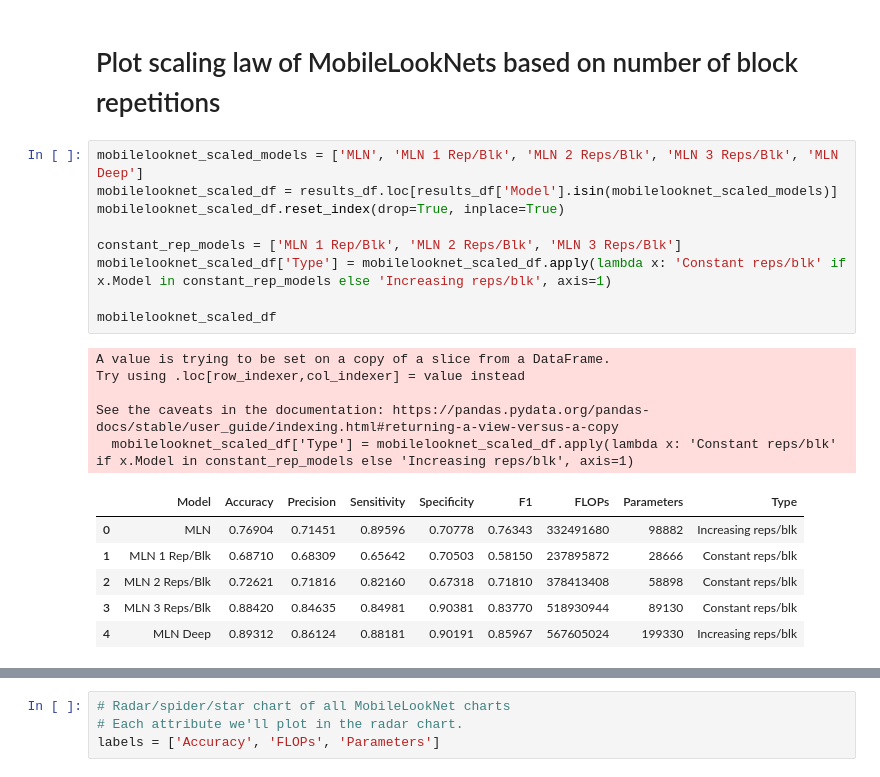
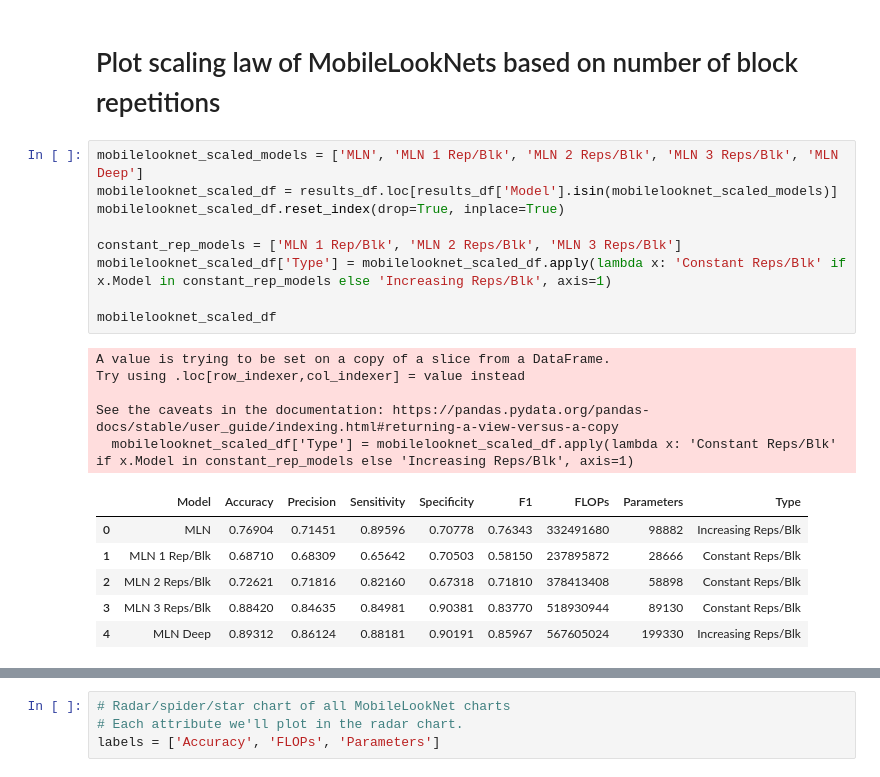
Before and after one commit to IrishMorales/lightweight-cnn-for-bone-metastasis, a Jupyter notebook: results/graphs.ipynb, the cells around one changed output, grey strips where cells are left out. Drawn from its saved outputs; the diff is of its cells as text.

```diff
--- a/results/graphs.ipynb
+++ b/results/graphs.ipynb
@@ -176,21 +176,21 @@ plt.show()
 # %%
 mobilelooknet_scaled_models = ['MLN', 'MLN 1 Rep/Blk', 'MLN 2 Reps/Blk', 'MLN 3 Reps/Blk', 'MLN Deep']
 mobilelooknet_scaled_df = results_df.loc[results_df['Model'].isin(mobilelooknet_scaled_models)]
 mobilelooknet_scaled_df.reset_index(drop=True, inplace=True)
 
 constant_rep_models = ['MLN 1 Rep/Blk', 'MLN 2 Reps/Blk', 'MLN 3 Reps/Blk']
-mobilelooknet_scaled_df['Type'] = mobilelooknet_scaled_df.apply(lambda x: 'Constant reps/blk' if x.Model in constant_rep_models else 'Increasing reps/blk', axis=1)
+mobilelooknet_scaled_df['Type'] = mobilelooknet_scaled_df.apply(lambda x: 'Constant Reps/Blk' if x.Model in constant_rep_models else 'Increasing Reps/Blk', axis=1)
 
 mobilelooknet_scaled_df
 # %% [output]
 A value is trying to be set on a copy of a slice from a DataFrame.
 Try using .loc[row_indexer,col_indexer] = value instead
 
 See the caveats in the documentation: https://pandas.pydata.org/pandas-docs/stable/user_guide/indexing.html#returning-a-view-versus-a-copy
-  mobilelooknet_scaled_df['Type'] = mobilelooknet_scaled_df.apply(lambda x: 'Constant reps/blk' if x.Model in constant_rep_models else 'Increasing reps/blk', axis=1)
+  mobilelooknet_scaled_df['Type'] = mobilelooknet_scaled_df.apply(lambda x: 'Constant Reps/Blk' if x.Model in constant_rep_models else 'Increasing Reps/Blk', axis=1)
 |  | Model | Accuracy | Precision | Sensitivity | Specificity | F1 | FLOPs | Parameters | Type |
-| 0 | MLN | 0.76904 | 0.71451 | 0.89596 | 0.70778 | 0.76343 | 332491680 | 98882 | Increasing reps/blk |
-| 1 | MLN 1 Rep/Blk | 0.68710 | 0.68309 | 0.65642 | 0.70503 | 0.58150 | 237895872 | 28666 | Constant reps/blk |
-| 2 | MLN 2 Reps/Blk | 0.72621 | 0.71816 | 0.82160 | 0.67318 | 0.71810 | 378413408 | 58898 | Constant reps/blk |
-| 3 | MLN 3 Reps/Blk | 0.88420 | 0.84635 | 0.84981 | 0.90381 | 0.83770 | 518930944 | 89130 | Constant reps/blk |
-| 4 | MLN Deep | 0.89312 | 0.86124 | 0.88181 | 0.90191 | 0.85967 | 567605024 | 199330 | Increasing reps/blk |
+| 0 | MLN | 0.76904 | 0.71451 | 0.89596 | 0.70778 | 0.76343 | 332491680 | 98882 | Increasing Reps/Blk |
+| 1 | MLN 1 Rep/Blk | 0.68710 | 0.68309 | 0.65642 | 0.70503 | 0.58150 | 237895872 | 28666 | Constant Reps/Blk |
+| 2 | MLN 2 Reps/Blk | 0.72621 | 0.71816 | 0.82160 | 0.67318 | 0.71810 | 378413408 | 58898 | Constant Reps/Blk |
+| 3 | MLN 3 Reps/Blk | 0.88420 | 0.84635 | 0.84981 | 0.90381 | 0.83770 | 518930944 | 89130 | Constant Reps/Blk |
+| 4 | MLN Deep | 0.89312 | 0.86124 | 0.88181 | 0.90191 | 0.85967 | 567605024 | 199330 | Increasing Reps/Blk |
```
Also changed, not shown: parts of 4 cells of this notebook, 2 other files.
